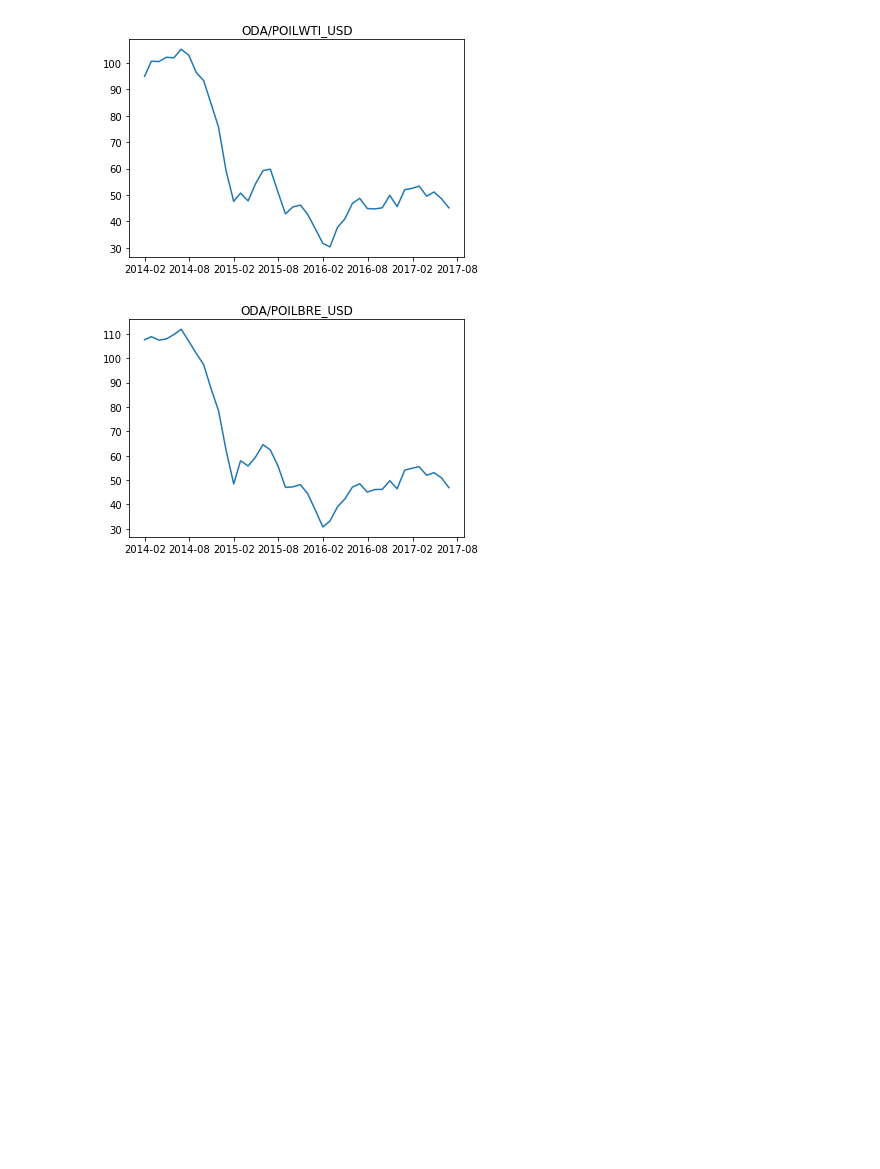
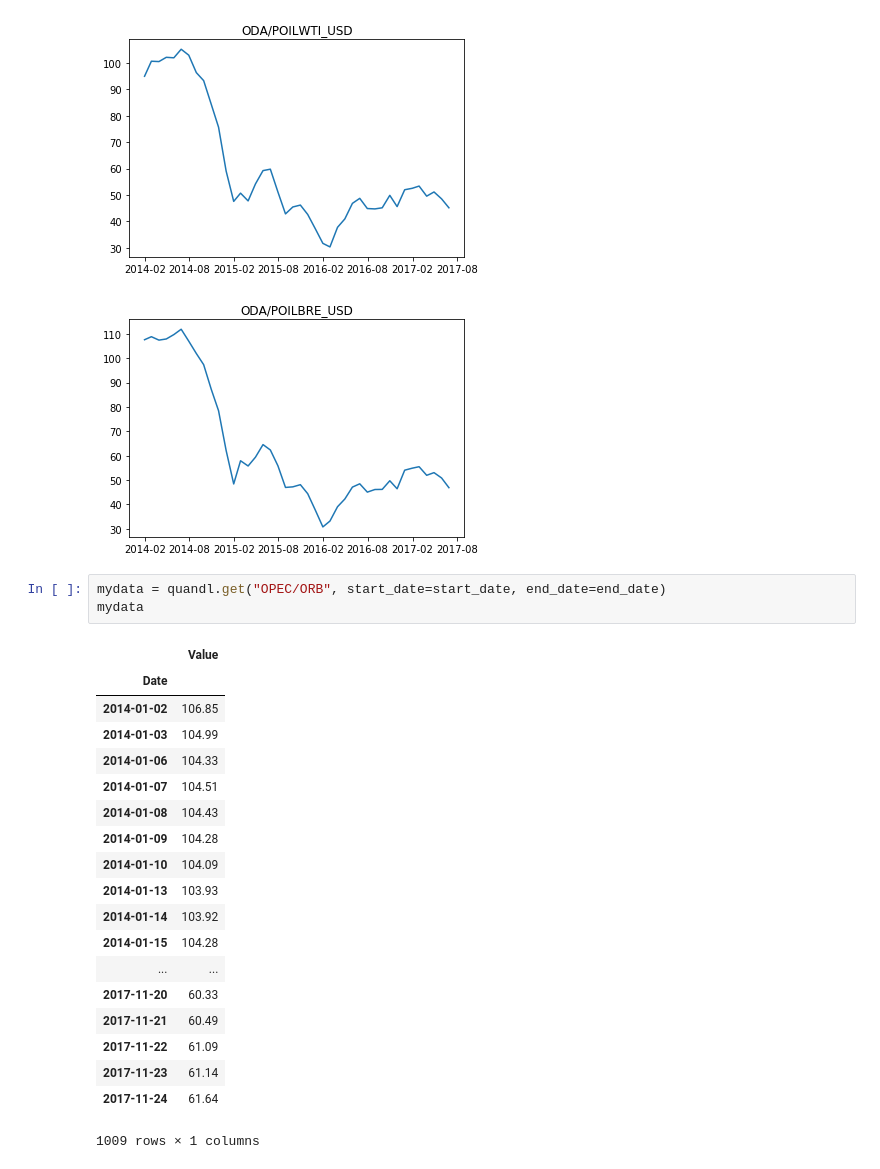
Before and after one commit to WGierke/informatiCup2018, a Jupyter notebook: notebooks/1.0-sb-oil_prices.ipynb, the cells around one changed output. Saved outputs shown, nothing was run; the diff lists cells and outputs as text; blank space fills up the shorter version.

```diff
--- a/notebooks/1.0-sb-oil_prices.ipynb
+++ b/notebooks/1.0-sb-oil_prices.ipynb
@@ -23,3 +23,26 @@ for exchange in ["CHRIS/CME_RB1", "CHRIS/CME_CL1", "CHRIS/ICE_B1", "OPEC/ORB", "
 [figure]
 [figure]
 [figure]
+# %%
+mydata = quandl.get("OPEC/ORB", start_date=start_date, end_date=end_date)
+mydata
+# %% [output]
+|  | Value |
+| Date |  |
+| 2014-01-02 | 106.85 |
+| 2014-01-03 | 104.99 |
+| 2014-01-06 | 104.33 |
+| 2014-01-07 | 104.51 |
+| 2014-01-08 | 104.43 |
+| 2014-01-09 | 104.28 |
+| 2014-01-10 | 104.09 |
+| 2014-01-13 | 103.93 |
+| 2014-01-14 | 103.92 |
+| 2014-01-15 | 104.28 |
+| ... | ... |
+| 2017-11-20 | 60.33 |
+| 2017-11-21 | 60.49 |
+| 2017-11-22 | 61.09 |
+| 2017-11-23 | 61.14 |
+| 2017-11-24 | 61.64 |
+1009 rows × 1 columns
```
Also changed, not shown: 3 other files.
